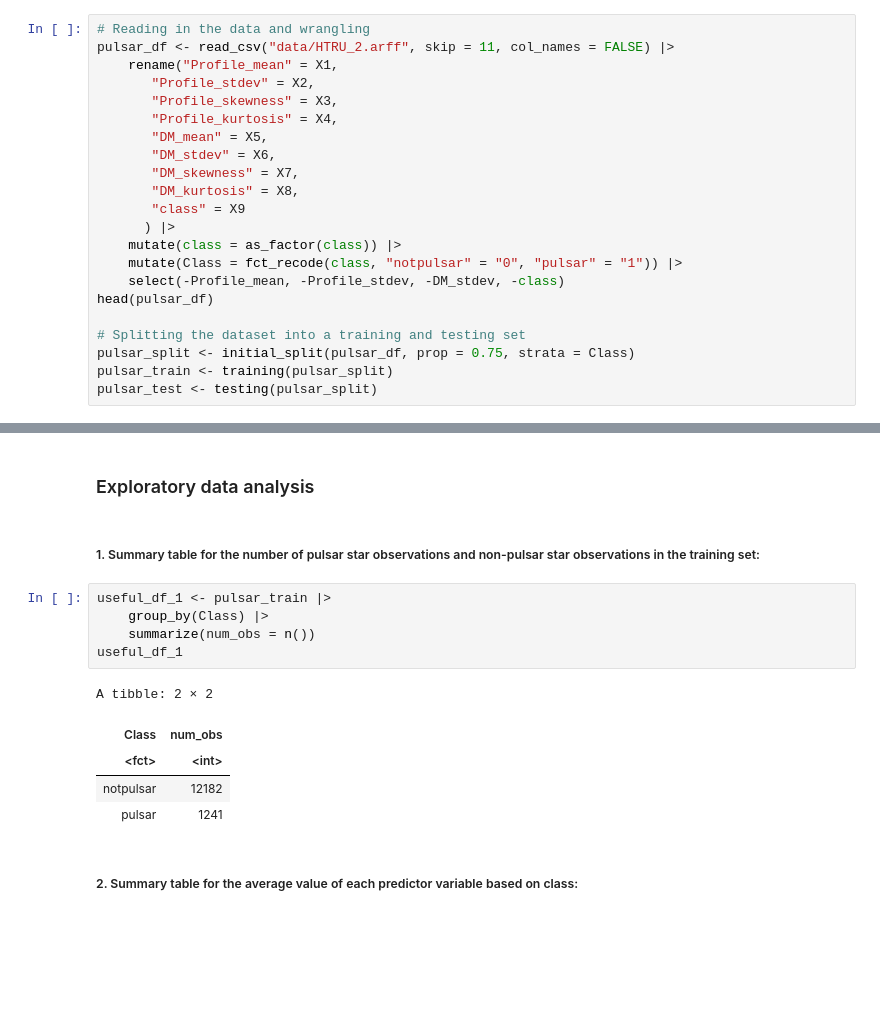
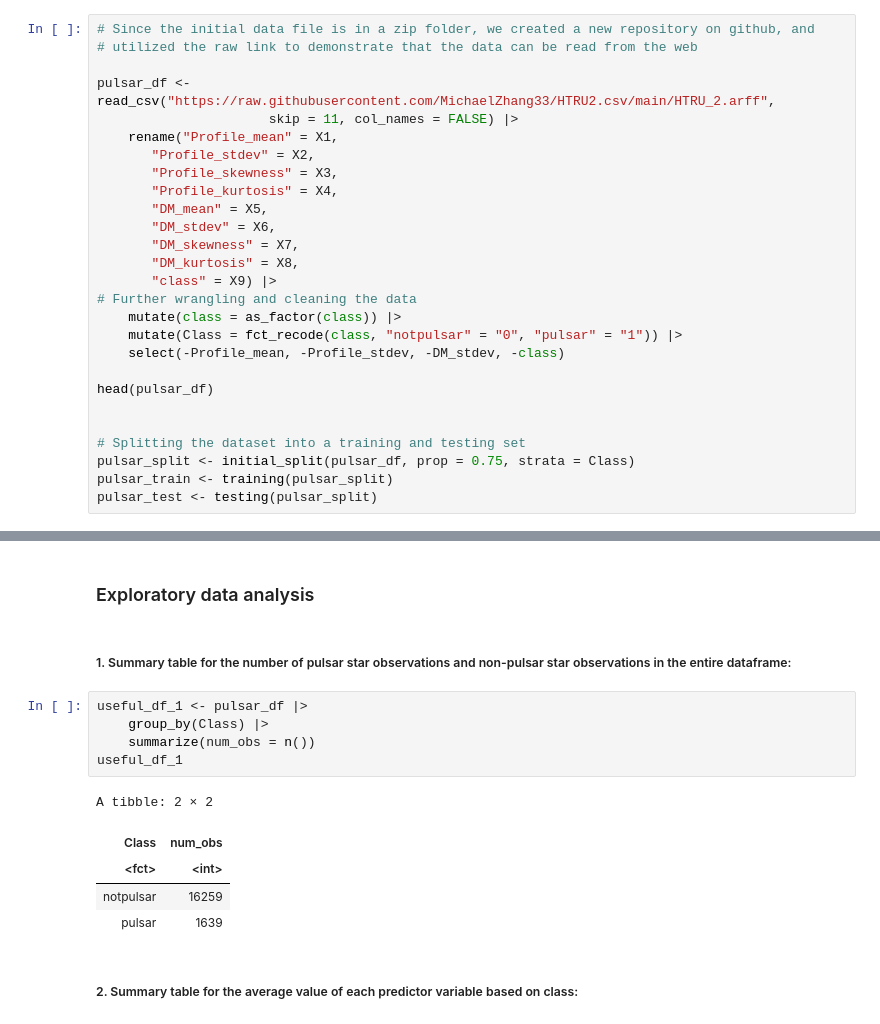
Before and after one commit to AkmDgreat/pulsar-classification-kNN, a Jupyter notebook: project.ipynb, the cells around one changed output, grey strips where cells are left out. Drawn from its saved outputs; the diff is of its cells as text; blank space fills up the shorter version.

```diff
--- a/project.ipynb
+++ b/project.ipynb
@@ -48,6 +44,9 @@ The following objects are masked from ‘package:stats’:
 # %%
-# Reading in the data and wrangling
-pulsar_df <- read_csv("data/HTRU_2.arff", skip = 11, col_names = FALSE) |>
+# Since the initial data file is in a zip folder, we created a new repository on github, and
+# utilized the raw link to demonstrate that the data can be read from the web
+
+pulsar_df <- read_csv("https://raw.githubusercontent.com/MichaelZhang33/HTRU2.csv/main/HTRU_2.arff",
+                      skip = 11, col_names = FALSE) |>
     rename("Profile_mean" = X1,
        "Profile_stdev" = X2,
        "Profile_skewness" = X3,
@@ -56,12 +55,14 @@ pulsar_df <- read_csv("data/HTRU_2.arff", skip = 11, col_names = FALSE) |>
        "DM_stdev" = X6,
        "DM_skewness" = X7,
        "DM_kurtosis" = X8,
-       "class" = X9
-      ) |>
+       "class" = X9) |>
+# Further wrangling and cleaning the data
     mutate(class = as_factor(class)) |>
     mutate(Class = fct_recode(class, "notpulsar" = "0", "pulsar" = "1")) |>
     select(-Profile_mean, -Profile_stdev, -DM_stdev, -class)
+
 head(pulsar_df)
+
 
 # Splitting the dataset into a training and testing set
 pulsar_split <- initial_split(pulsar_df, prop = 0.75, strata = Class)
@@ -87,18 +88,18 @@ A tibble: 6 × 6
 # %% [markdown]
 ### Exploratory data analysis
 # %% [markdown]
-##### 1. Summary table for the number of pulsar star observations and non-pulsar star observations in the training set:
+##### 1. Summary table for the number of pulsar star observations and non-pulsar star observations in the entire dataframe:
 # %%
-useful_df_1 <- pulsar_train |>
+useful_df_1 <- pulsar_df |>
     group_by(Class) |>
     summarize(num_obs = n())
 useful_df_1
 # %% [output]
 A tibble: 2 × 2
 | Class | num_obs |
 | <fct> | <int> |
-| notpulsar | 12182 |
-| pulsar | 1241 |
+| notpulsar | 16259 |
+| pulsar | 1639 |
 # %% [markdown]
 ##### 2. Summary table for the average value of each predictor variable based on class:
 # %%
```
Also changed, not shown: parts of 13 cells of this notebook.
